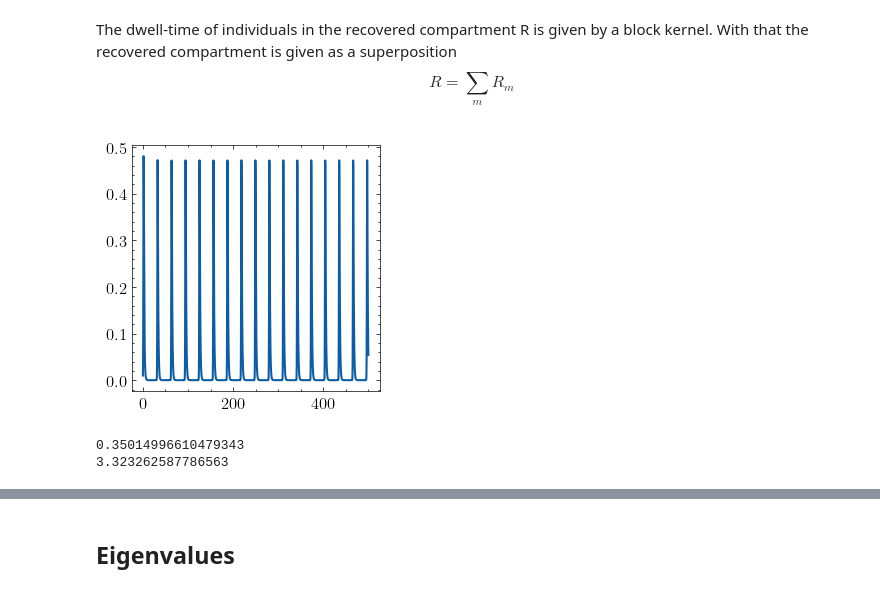
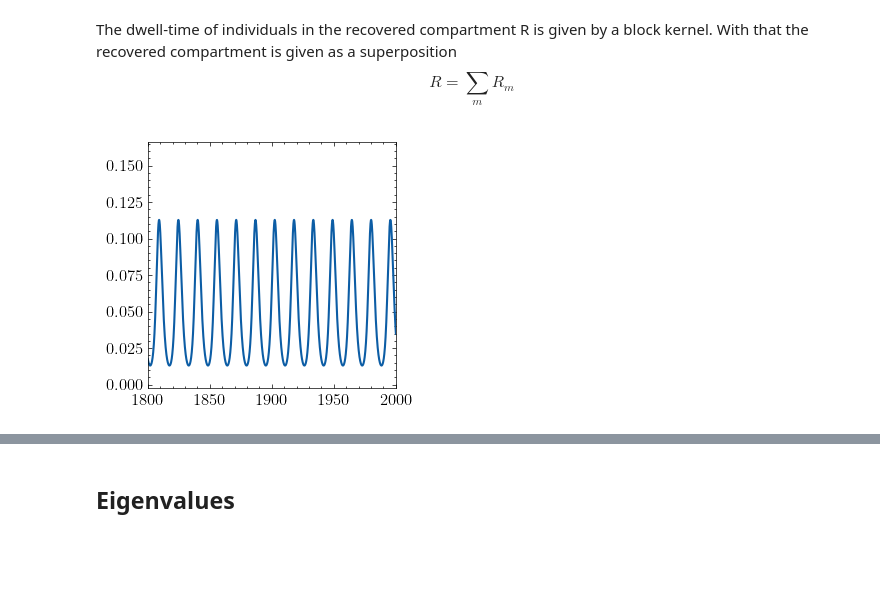
Before and after one commit to ISCOTTYI/sirs-oscillations, a Jupyter notebook: numerical_analysis.ipynb, the cells around one changed output, grey strips where cells are left out. Saved outputs shown, nothing was run; the diff lists cells and outputs as text; code cells hidden in the pictures; blank space fills up the shorter version.

```diff
--- a/numerical_analysis.ipynb
+++ b/numerical_analysis.ipynb
@@ -82,9 +158,9 @@ display(fig)
 c(m) = m <= N/2 ? 1 : 0.5
 
 fig, ax = plt.subplots()
-T = 2; N = 1000
+T = 30; N = 1000
 f(τ) = T / N * sum([c(m) * Kₘ(τ, T/N, m) for m in 1:N])
-x = 0:0.01:4
+x = 0:0.01:2*T
 ax.plot(x, f(x))
 display(fig)
 # %% [output]
@@ -91,0 +168,11 @@ display(fig)
+# %%
+fig, ax = plt.subplots(figsize=(1.5,3))
+ax.set(xlabel=L"t", ylabel=L"K_{N}^{(N,T)}")
+ax.yaxis.set_label_position("right")
+ax.yaxis.tick_right()
+ts = 1:0.01:3; T = 2
+for N in [50, 75, 100]#[end:-1:1]
+    ax.plot(ts, Kₘ.(ts, T/N, N))
+end
+fig.savefig("./img/erlang-kernel.png", dpi=500)
+display(fig)
@@ -134,20 +223,18 @@ $$
     R = \sum_m R_m
 $$
 # %%
-p = (β, ρ, T, N) = (5, 1, 24, 150)
+p = (β, ρ, T, N) = (2, 1, 9, 200)
 I₀ = 0.01
-t_max = 500
+t_max = 2000
 sol = solve_erlang_block_kernel(β, ρ, T, N, I₀, t_max)
 
-println(pearson_skew(sol, 1, 200, t_max))
-println(skew(sol, 1, 200, t_max))
+# println(pearson_skew(sol, 1, 300, t_max))
+# println(skew(sol, 1, 3000, t_max))
 
 fig, ax = plt.subplots()
-# ax.set(xlim=(0, 200))
+ax.set(xlim=(1800, 2000))
 ax.plot(sol.t, sol[1, :])
 # ax.plot(sol.t, erlang_sum_kernel_R(sol))
 display(fig)
 # %% [output]
-[figure, old version]
+[figure, new version]
-0.35014996610479343
-3.323262587786563
```
Also changed, not shown: parts of 20 cells of this notebook, 3 other files.
